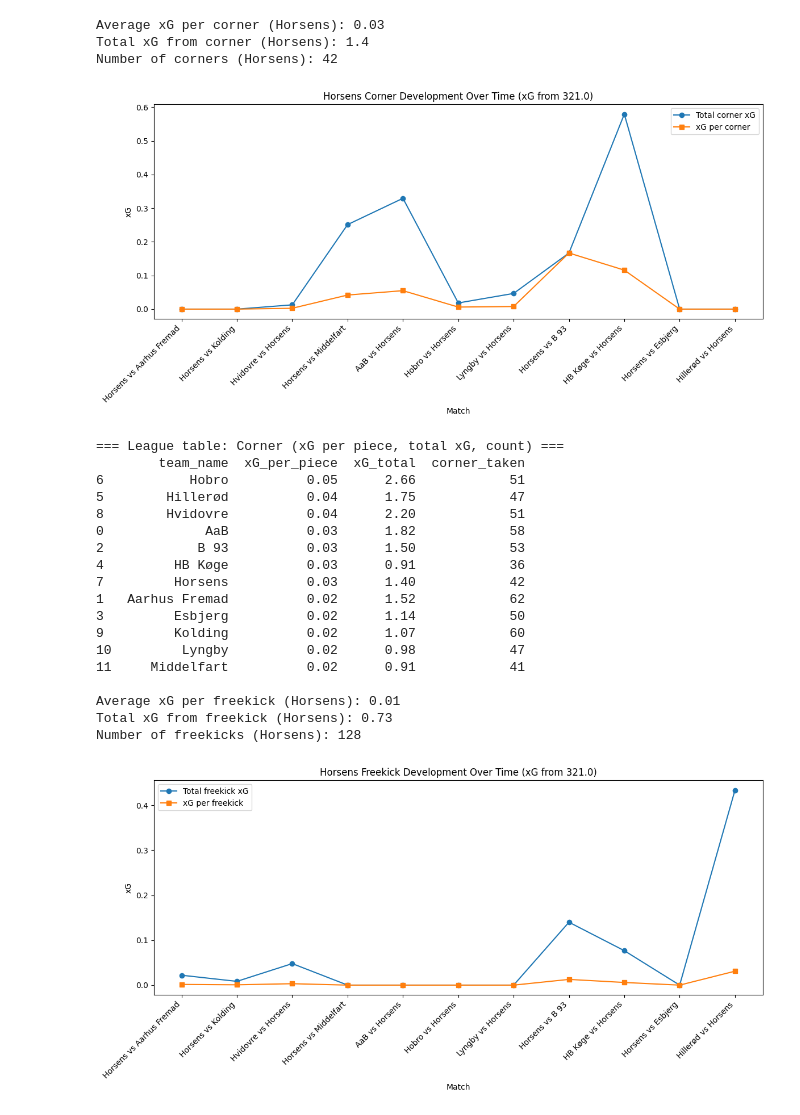
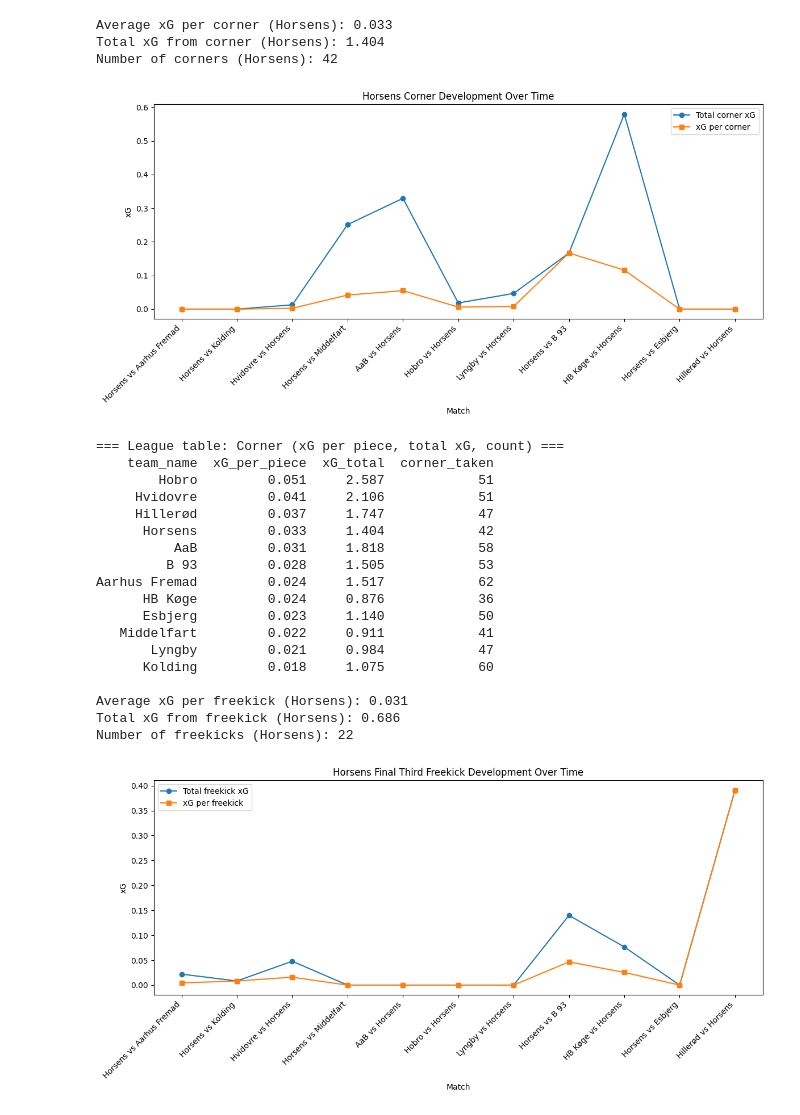
Before and after one commit to AC-Horsens/AC-Horsens-First-Team, a Jupyter notebook: Ad-hoc analyse.ipynb, the cells around one changed output. Cells and saved outputs as stored; diff of their text form; code cells hidden in the pictures.

```diff
--- a/Ad-hoc analyse.ipynb
+++ b/Ad-hoc analyse.ipynb
@@ -11,6 +11,8 @@ df = pd.read_csv(
 def process_set_piece(df, piece_type, extra_filter=None, title="Set Piece"):
     # --- Filter specific set piece type ---
     pieces = df[df['set_piece_type'] == piece_type].copy()
+    if piece_type == "freekick":
+        pieces = pieces[pieces['x'] > 66]
 
     # Apply extra filter if provided
     if extra_filter is not None:
@@ -48,8 +50,8 @@ def process_set_piece(df, piece_type, extra_filter=None, title="Set Piece"):
     xg_total_pieces = horsens_pieces['xG'].sum()
     num_pieces_horsens = horsens_pieces['set_piece_uid'].nunique()
 
-    print(f"\nAverage xG per {piece_type} (Horsens):", round(xg_per_piece, 2))
-    print(f"Total xG from {piece_type} (Horsens):", round(xg_total_pieces, 2))
+    print(f"\nAverage xG per {piece_type} (Horsens):", round(xg_per_piece, 3))
+    print(f"Total xG from {piece_type} (Horsens):", round(xg_total_pieces, 3))
     print(f"Number of {piece_type}s (Horsens):", num_pieces_horsens)
 
     # Over time
@@ -61,7 +63,7 @@ def process_set_piece(df, piece_type, extra_filter=None, title="Set Piece"):
     plt.plot(xg_over_time['label'], xg_over_time['xG'], marker='o', label=f"Total {piece_type} xG")
     plt.plot(xg_per_piece_over_time['label'], xg_per_piece_over_time['xG'], marker='s', label=f"xG per {piece_type}")
 
-    plt.title(f"Horsens {title} Development Over Time (xG from 321.0)")
+    plt.title(f"Horsens {title} Development Over Time")
     plt.xlabel("Match")
     plt.ylabel("xG")
     plt.legend()
@@ -83,12 +85,12 @@ def process_set_piece(df, piece_type, extra_filter=None, title="Set Piece"):
         xg_per_piece_team
         .merge(xg_total_pieces_team, on='team_name', suffixes=('_per_piece', '_total'))
         .merge(pieces_count_team, on='team_name')
-        .round(2)
+        .round(3)
         .sort_values('xG_per_piece', ascending=False)
     )
 
     print(f"\n=== League table: {title} (xG per piece, total xG, count) ===")
-    print(xg_table)
+    print(xg_table.to_string(index=False))
 
     return agg_pieces
 
@@ -97,7 +99,11 @@ def process_set_piece(df, piece_type, extra_filter=None, title="Set Piece"):
 agg_corners = process_set_piece(df, "corner", title="Corner")
 
 # --- Process freekicks ---
-agg_freekicks = process_set_piece(df, "freekick", title="Freekick")
+agg_freekicks = process_set_piece(
+    df,
+    "freekick",
+    title="Final Third Freekick"
+)
 
 
 # --- Long throw-ins in final third ---
@@ -133,8 +139,8 @@ xg_per_throwin = horsens_long_throwins['xG'].mean()
 xg_total_throwins = horsens_long_throwins['xG'].sum()
 num_throwins_horsens = horsens_long_throwins['set_piece_uid'].nunique()
 
-print("\nAverage xG per long throw-in (Horsens):", round(xg_per_throwin, 2))
-print("Total xG from long throw-ins (Horsens):", round(xg_total_throwins, 2))
+print("\nAverage xG per long throw-in (Horsens):", round(xg_per_throwin, 3))
+print("Total xG from long throw-ins (Horsens):", round(xg_total_throwins, 3))
 print("Number of long throw-ins (Horsens):", num_throwins_horsens)
 
 # Over time plot
@@ -145,55 +151,55 @@ plt.figure(figsize=(12,6))
 plt.plot(xg_over_time_throwin['label'], xg_over_time_throwin['xG'], marker='o', label="Total long throw-in xG")
 plt.plot(xg_per_throwin_over_time['label'], xg_per_throwin_over_time['xG'], marker='s', label="xG per long throw-in")
 
-plt.title("Horsens Long Throw-in Development Over Time (xG from 321.0)")
+plt.title("Horsens Long Throw-in Development Over Time")
 plt.xlabel("Match")
 plt.ylabel("xG")
 plt.legend()
 plt.xticks(rotation=45, ha="right")
 plt.tight_layout()
 plt.show()
 
 # --- League-wide long throw-in table ---
 xg_per_throwin_team = agg_long_throwins.groupby('team_name')['xG'].mean().reset_index()
 xg_total_throwins_team = agg_long_throwins.groupby('team_name')['xG'].sum().reset_index()
 throwins_count_team = (
     agg_long_throwins.groupby('team_name')['set_piece_uid']
     .nunique()
     .reset_index()
     .rename(columns={'set_piece_uid': 'long_throwins_taken'})
 )
 
 xg_table_throwins = (
     xg_per_throwin_team
     .merge(xg_total_throwins_team, on='team_name', suffixes=('_per_throwin', '_total'))
     .merge(throwins_count_team, on='team_name')
-    .round(2)
+    .round(3)
     .sort_values('xG_per_throwin', ascending=False)
 )
 
 print("\n=== League table: Long Throw-ins (xG per throw-in, total xG, count) ===")
-print(xg_table_throwins)
+print(xg_table_throwins.to_string(index=False))
 # %% [output]
-Average xG per corner (Horsens): 0.03
-Total xG from corner (Horsens): 1.4
+Average xG per corner (Horsens): 0.033
+Total xG from corner (Horsens): 1.404
 Number of corners (Horsens): 42
-[figure, old version]
+[figure, new version]
 === League table: Corner (xG per piece, total xG, count) ===
-        team_name  xG_per_piece  xG_total  corner_taken
-6           Hobro          0.05      2.66            51
-5        Hillerød          0.04      1.75            47
-8        Hvidovre          0.04      2.20            51
-0             AaB          0.03      1.82            58
-2            B 93          0.03      1.50            53
-4         HB Køge          0.03      0.91            36
-7         Horsens          0.03      1.40            42
-1   Aarhus Fremad          0.02      1.52            62
-3         Esbjerg          0.02      1.14            50
-9         Kolding          0.02      1.07            60
-10         Lyngby          0.02      0.98            47
-11     Middelfart          0.02      0.91            41
+    team_name  xG_per_piece  xG_total  corner_taken
+        Hobro         0.051     2.587            51
+     Hvidovre         0.041     2.106            51
+     Hillerød         0.037     1.747            47
+      Horsens         0.033     1.404            42
+          AaB         0.031     1.818            58
+         B 93         0.028     1.505            53
+Aarhus Fremad         0.024     1.517            62
+      HB Køge         0.024     0.876            36
+      Esbjerg         0.023     1.140            50
+   Middelfart         0.022     0.911            41
+       Lyngby         0.021     0.984            47
+      Kolding         0.018     1.075            60
 
-Average xG per freekick (Horsens): 0.01
-Total xG from freekick (Horsens): 0.73
-Number of freekicks (Horsens): 128
+Average xG per freekick (Horsens): 0.031
+Total xG from freekick (Horsens): 0.686
+Number of freekicks (Horsens): 22
-[figure, old version]
+[figure, new version]
```
Also changed, not shown: parts of 1 cell of this notebook, 40 other files.
